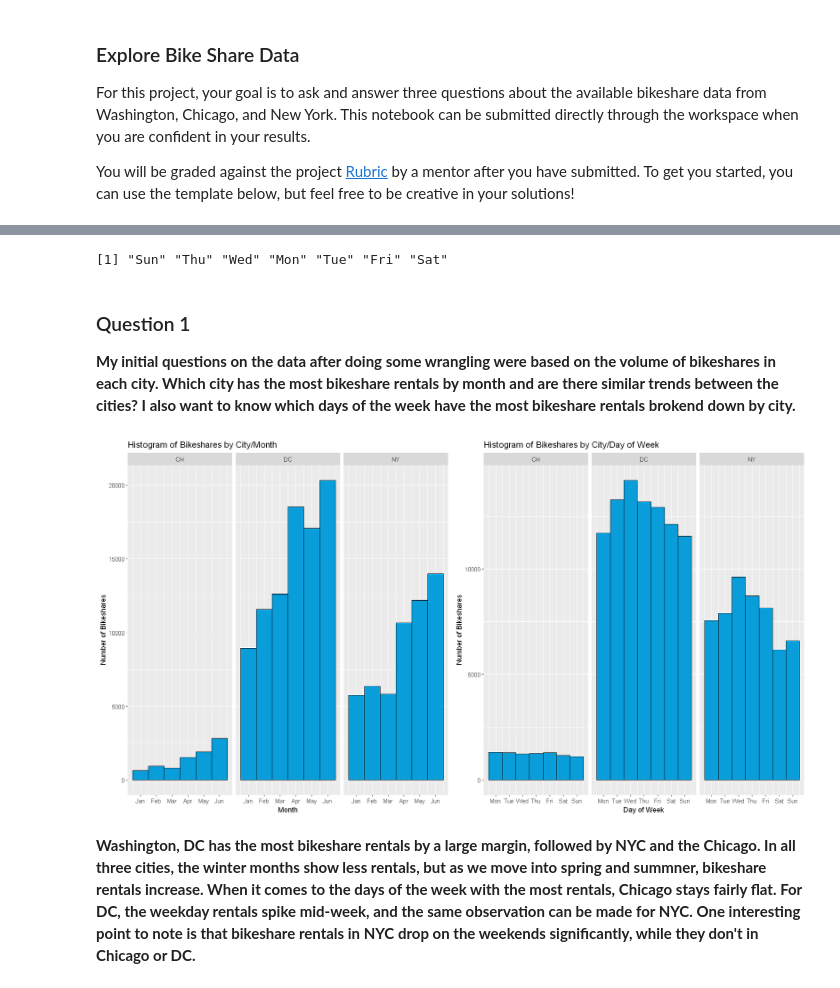
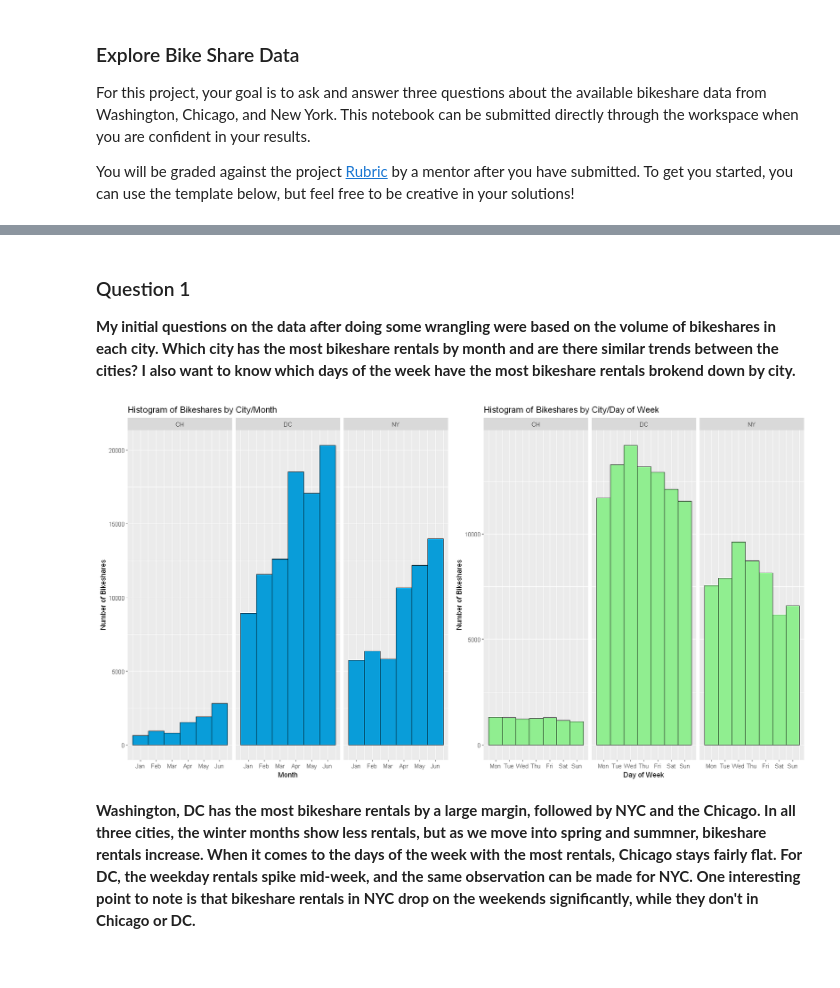
Before and after one commit to GaryLBentley/bikerideshare, a Jupyter notebook: Explore_bikeshare_data.ipynb, the cells around one changed output, grey strips where cells are left out. Saved outputs shown, nothing was run; the diff lists cells and outputs as text; code cells hidden in the pictures.

```diff
--- a/Explore_bikeshare_data.ipynb
+++ b/Explore_bikeshare_data.ipynb
@@ -78,6 +79,7 @@ chi[,'City'] = 'CH'
 
 # Convert Trip.Duration for Wash to int and hide the resulting output
 invisible(transform(wash, Trip.Duration = as.integer(Trip.Duration)))
+
 
 # Add Gender and Birth.Year to wash
 wash[,c('Gender', 'Birth.Year')] = 'NA'
@@ -92,8 +94,7 @@ dfMaster[,'Month'] = as.integer(format(as.Date(dfMaster$Start.Time, '%Y-%m-%d'),
 dfMaster[,'Day'] = as.integer(format(as.Date(dfMaster$Start.Time, '%Y-%m-%d'), '%d'))
 dfMaster[,'Day.Of.Week'] = as.integer(format(as.Date(dfMaster$Start.Time, '%Y-%m-%d'), '%u'))   # Monday is 1
 
-# Convert Start.Time into Start.Rental (timediff variable)
-# https://statisticsglobe.com/extract-hour-minutes-seconds-from-date-in-r
+# Calcuate Age where possible
+dfMaster[,'Age'] = as.integer(as.integer(2017) - as.integer(dfMaster$Birth.Year))
 
-#dfMaster[,'Rental.Start'] = as_hms(format(as.POSIXct(dfMaster$Start.Time),
-#                            format = '%H:%M:%S'))
+dfMaster[,'Mins'] = dfMaster$Trip.Duration / 60
@@ -110,10 +114,6 @@ A data.frame: 6 × 14
 | 4 | 3945638 | 2017-05-08 19:47:18 | 2017-05-08 19:59:01 | 703 | Barrow St & Hudson St | W 20 St & 8 Ave | Subscriber | Female | ... |
 | 5 | 6208972 | 2017-06-21 07:49:16 | 2017-06-21 07:54:46 | 329 | 1 Ave & E 44 St | E 53 St & 3 Ave | Subscriber | Male | ... |
 | 6 | 1285652 | 2017-02-22 18:55:24 | 2017-02-22 19:12:03 | 998 | State St & Smith St | Bond St & Fulton St | Subscriber | Male | ... |
-# %%
-unique(dfMaster$Day.Of.Week)
-# %% [output]
-[1] "Sun" "Thu" "Wed" "Mon" "Tue" "Fri" "Sat"
 # %% [markdown]
 ### Question 1
 
@@ -121,25 +121,25 @@ unique(dfMaster$Day.Of.Week)
 **My initial questions on the data after doing some wrangling were based on the volume of bikeshares in each city. Which city has the most bikeshare rentals by month and are there similar trends between the cities? I also want to know which days of the week have the most bikeshare rentals brokend down by city.**
 # %%
 # Your solution code goes here
-#days=c(unique(dfMaster$Day.Of.Week))
+
 plot1 <- ggplot(aes(x=Month), data=dfMaster)+
             geom_histogram(binwidth=1, color = 'black', fill = '#099DD9')+
             scale_x_continuous(breaks=1:6, labels=c('Jan', 'Feb', 'Mar', 'Apr', 'May', 'Jun'))+
             facet_wrap(~City, ncol = 3)+
             xlab('Month')+
             ylab('Number of Bikeshares')+
             ggtitle('Histogram of Bikeshares by City/Month')
 
 plot2 <- ggplot(aes(x=Day.Of.Week), data=dfMaster)+
-            geom_histogram(binwidth=1, color = 'black', fill = '#099DD9')+
+            geom_histogram(binwidth=1, color = 'black', fill = 'lightgreen')+
             scale_x_continuous(breaks=seq(1,7,1), labels=c('Mon','Tue','Wed','Thu','Fri','Sat','Sun'))+
             facet_wrap(~City, ncol = 3)+
             xlab('Day of Week')+
             ylab('Number of Bikeshares')+
             ggtitle('Histogram of Bikeshares by City/Day of Week')
 grid.arrange(plot1, plot2, ncol=2)
 # %% [output]
-[figure, old version]
+[figure, new version]
 # %% [markdown]
 **Washington, DC has the most bikeshare rentals by a large margin, followed by NYC and the Chicago. In all three cities, the winter months show less rentals, but as we move into spring and summner, bikeshare rentals increase. When it comes to the days of the week with the most rentals, Chicago stays fairly flat. For DC, the weekday rentals spike mid-week, and the same observation can be made for NYC. One interesting point to note is that bikeshare rentals in NYC drop on the weekends significantly, while they don't in Chicago or DC.**
 # %% [markdown]
```
Also changed, not shown: parts of 6 cells of this notebook.
